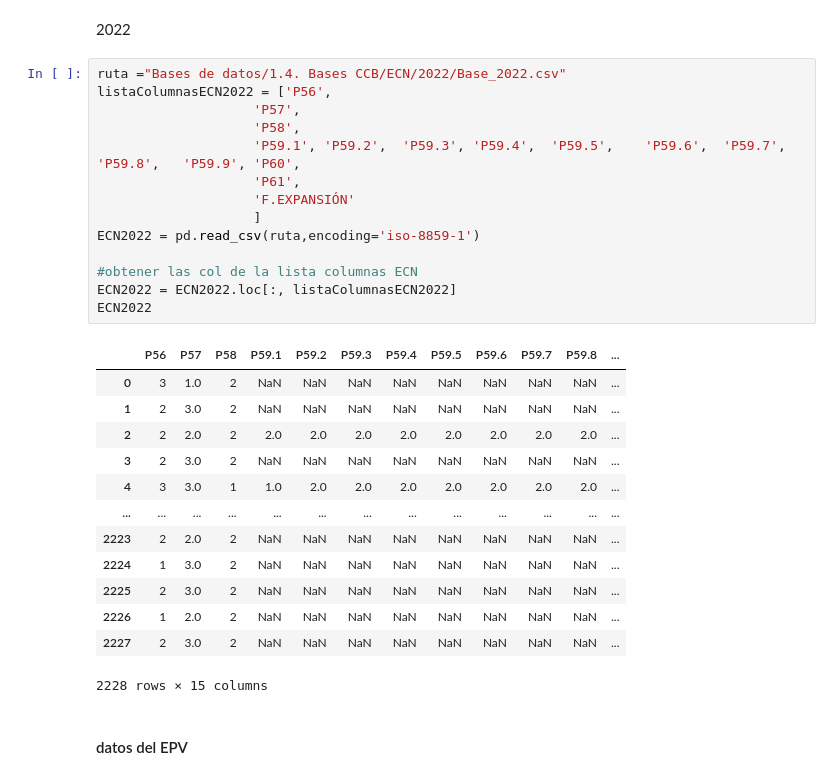
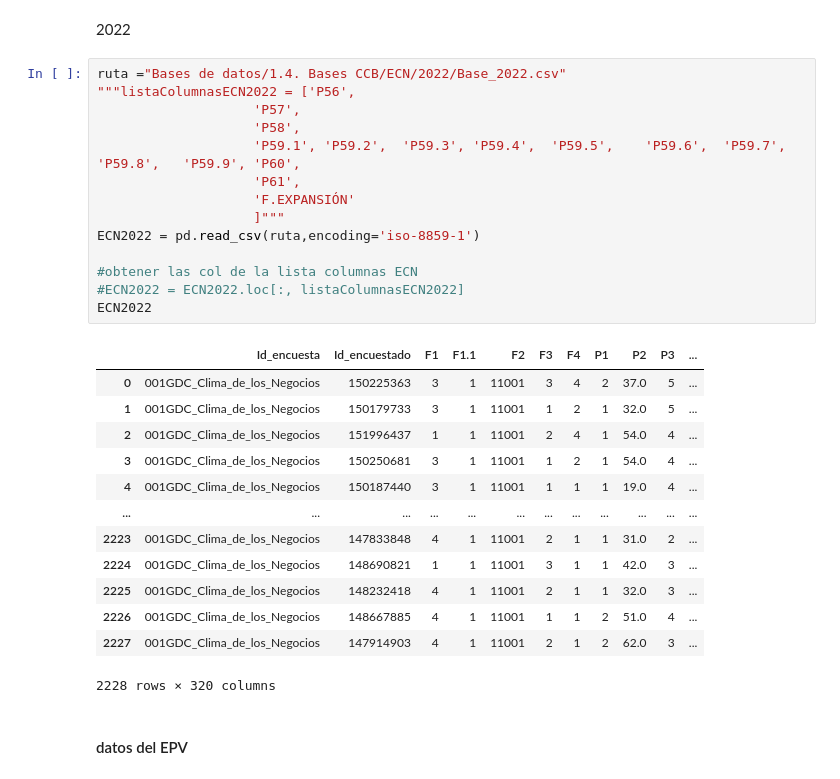
Before and after one commit to JuanParraG/dinamita-de-datos, a Jupyter notebook: Análisis de datos.ipynb, the cells around one changed output. Cells and saved outputs as stored; diff of their text form.

```diff
--- a/Análisis de datos.ipynb
+++ b/Análisis de datos.ipynb
@@ -151,32 +151,32 @@ ECN2021ANT
 2022
 # %%
 ruta ="Bases de datos/1.4. Bases CCB/ECN/2022/Base_2022.csv"
-listaColumnasECN2022 = ['P56',
+"""listaColumnasECN2022 = ['P56',
                     'P57',
                     'P58',
                     'P59.1', 'P59.2',  'P59.3', 'P59.4',  'P59.5',    'P59.6',  'P59.7',    'P59.8',   'P59.9', 'P60',
                     'P61',
                     'F.EXPANSIÓN'
-                    ]
+                    ]"""
 ECN2022 = pd.read_csv(ruta,encoding='iso-8859-1')
 
 #obtener las col de la lista columnas ECN
-ECN2022 = ECN2022.loc[:, listaColumnasECN2022]
+#ECN2022 = ECN2022.loc[:, listaColumnasECN2022]
 ECN2022
 # %% [output]
-|  | P56 | P57 | P58 | P59.1 | P59.2 | P59.3 | P59.4 | P59.5 | P59.6 | P59.7 | P59.8 | ... |
-| 0 | 3 | 1.0 | 2 | NaN | NaN | NaN | NaN | NaN | NaN | NaN | NaN | ... |
-| 1 | 2 | 3.0 | 2 | NaN | NaN | NaN | NaN | NaN | NaN | NaN | NaN | ... |
-| 2 | 2 | 2.0 | 2 | 2.0 | 2.0 | 2.0 | 2.0 | 2.0 | 2.0 | 2.0 | 2.0 | ... |
-| 3 | 2 | 3.0 | 2 | NaN | NaN | NaN | NaN | NaN | NaN | NaN | NaN | ... |
-| 4 | 3 | 3.0 | 1 | 1.0 | 2.0 | 2.0 | 2.0 | 2.0 | 2.0 | 2.0 | 2.0 | ... |
-| ... | ... | ... | ... | ... | ... | ... | ... | ... | ... | ... | ... | ... |
-| 2223 | 2 | 2.0 | 2 | NaN | NaN | NaN | NaN | NaN | NaN | NaN | NaN | ... |
-| 2224 | 1 | 3.0 | 2 | NaN | NaN | NaN | NaN | NaN | NaN | NaN | NaN | ... |
-| 2225 | 2 | 3.0 | 2 | NaN | NaN | NaN | NaN | NaN | NaN | NaN | NaN | ... |
-| 2226 | 1 | 2.0 | 2 | NaN | NaN | NaN | NaN | NaN | NaN | NaN | NaN | ... |
-| 2227 | 2 | 3.0 | 2 | NaN | NaN | NaN | NaN | NaN | NaN | NaN | NaN | ... |
+|  | Id_encuesta | Id_encuestado | F1 | F1.1 | F2 | F3 | F4 | P1 | P2 | P3 | ... |
+| 0 | 001GDC_Clima_de_los_Negocios | 150225363 | 3 | 1 | 11001 | 3 | 4 | 2 | 37.0 | 5 | ... |
+| 1 | 001GDC_Clima_de_los_Negocios | 150179733 | 3 | 1 | 11001 | 1 | 2 | 1 | 32.0 | 5 | ... |
+| 2 | 001GDC_Clima_de_los_Negocios | 151996437 | 1 | 1 | 11001 | 2 | 4 | 1 | 54.0 | 4 | ... |
+| 3 | 001GDC_Clima_de_los_Negocios | 150250681 | 3 | 1 | 11001 | 1 | 2 | 1 | 54.0 | 4 | ... |
+| 4 | 001GDC_Clima_de_los_Negocios | 150187440 | 3 | 1 | 11001 | 1 | 1 | 1 | 19.0 | 4 | ... |
+| ... | ... | ... | ... | ... | ... | ... | ... | ... | ... | ... | ... |
+| 2223 | 001GDC_Clima_de_los_Negocios | 147833848 | 4 | 1 | 11001 | 2 | 1 | 1 | 31.0 | 2 | ... |
+| 2224 | 001GDC_Clima_de_los_Negocios | 148690821 | 1 | 1 | 11001 | 3 | 1 | 1 | 42.0 | 3 | ... |
+| 2225 | 001GDC_Clima_de_los_Negocios | 148232418 | 4 | 1 | 11001 | 2 | 1 | 1 | 32.0 | 3 | ... |
+| 2226 | 001GDC_Clima_de_los_Negocios | 148667885 | 4 | 1 | 11001 | 1 | 1 | 2 | 51.0 | 4 | ... |
+| 2227 | 001GDC_Clima_de_los_Negocios | 147914903 | 4 | 1 | 11001 | 2 | 1 | 2 | 62.0 | 3 | ... |
-2228 rows × 15 columns
+2228 rows × 320 columns
 # %% [markdown]
 <h4>datos del EPV
 # %% [markdown]
```
Also changed, not shown: parts of 7 cells of this notebook.
